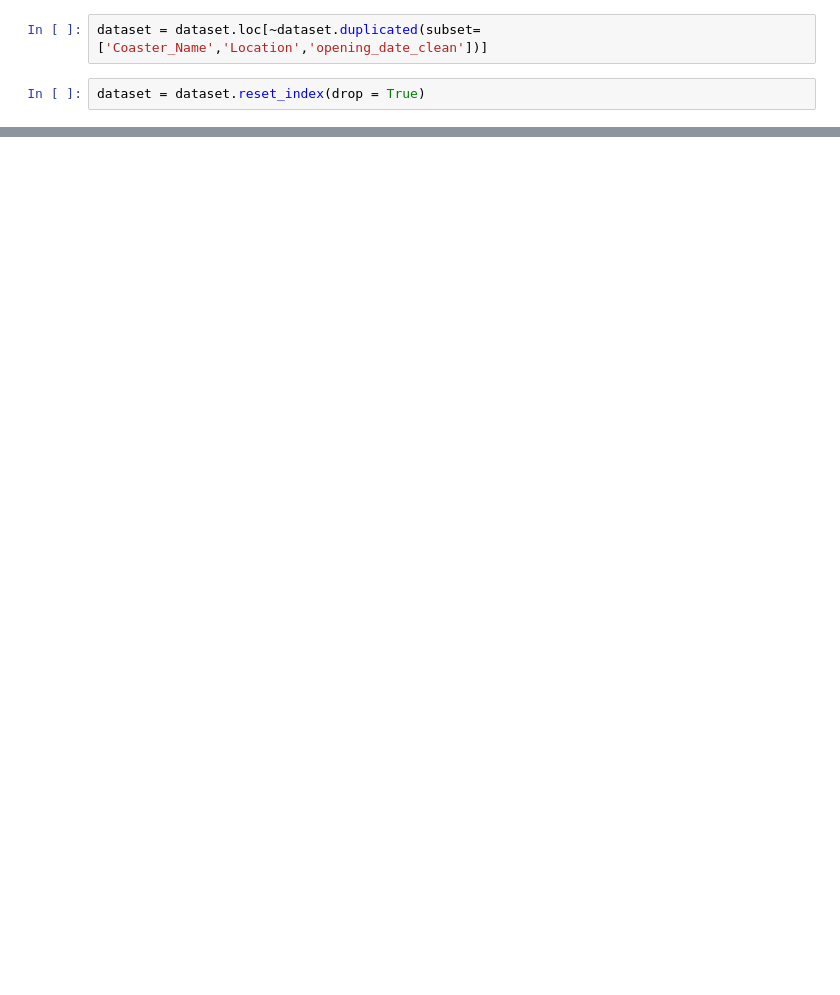
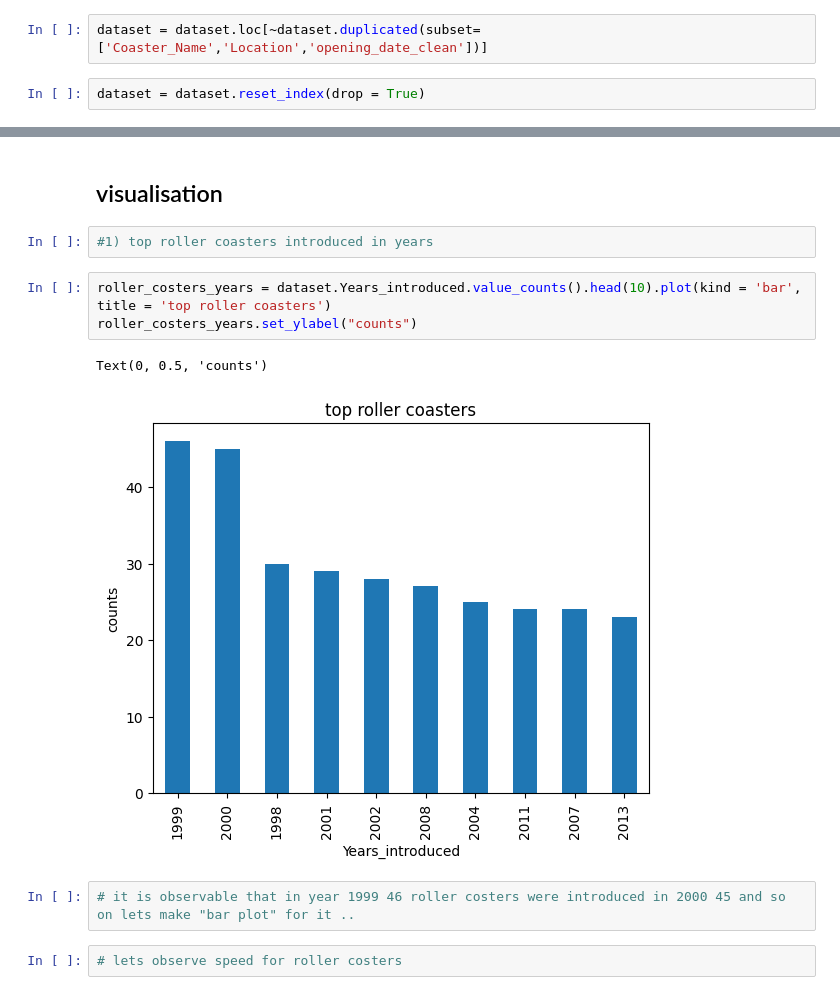
Before and after one commit to DHRUV-29-10-3/eda_4, a Jupyter notebook: eda_roller_coster.ipynb, the cells around one changed output, grey strips where cells are left out. Cells and saved outputs as stored; diff of their text form; blank space fills up the shorter version.

```diff
--- a/eda_roller_coster.ipynb
+++ b/eda_roller_coster.ipynb
@@ -213,3 +213,17 @@ dataset.head()
 | 2 | Switchback Railway (Euclid Beach ... | Cleveland, Ohio, United States | Closed | NaN | 1896 | 41.5800 | -81.5700 | Other | ... |
 | 3 | Loop the Loop (Coney Island) | Other | Removed | Edwin Prescott | 1901 | 40.5745 | -73.9780 | Steel | ... |
 | 4 | Loop the Loop (Young's Pier) | Other | Removed | Edwin Prescott | 1901 | 39.3538 | -74.4342 | Steel | ... |
+# %% [markdown]
+## visualisation
+# %%
+#1) top roller coasters introduced in years
+# %%
+roller_costers_years = dataset.Years_introduced.value_counts().head(10).plot(kind = 'bar', title = 'top roller coasters')
+roller_costers_years.set_ylabel("counts")
+# %% [output]
+Text(0, 0.5, 'counts')
+[figure, added]
+# %%
+# it is observable that in year 1999 46 roller costers were introduced in 2000 45 and so on lets make "bar plot" for it ..
+# %%
+# lets observe speed for roller costers
```
Also changed, not shown: parts of 12 cells of this notebook, 1 other file.
